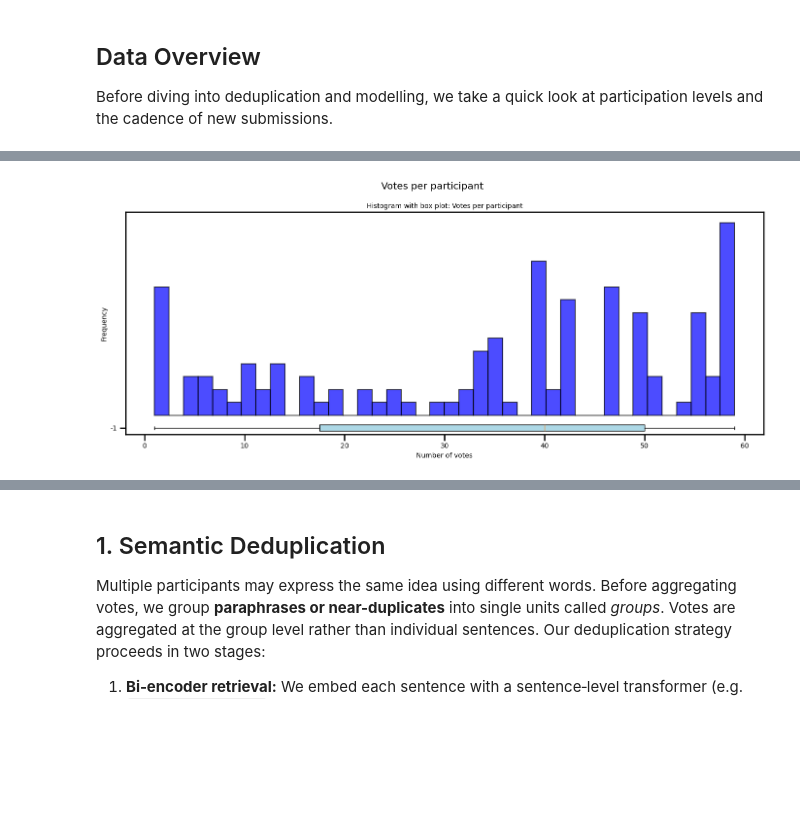
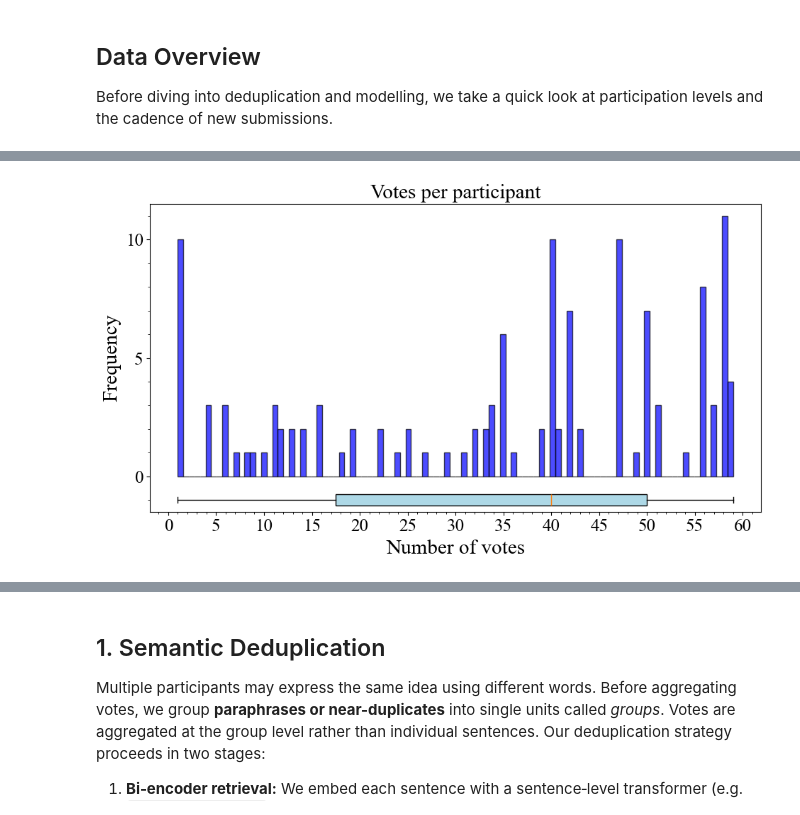
Before and after one commit to yananlong/taking_stock_facct, a Jupyter notebook: sentences_topic_pipeline.ipynb, the cells around one changed output, grey strips where cells are left out. Drawn from its saved outputs; the diff is of its cells as text; code cells hidden in the pictures; blank space fills up the shorter version.

```diff
--- a/sentences_topic_pipeline.ipynb
+++ b/sentences_topic_pipeline.ipynb
@@ -87,6 +110,9 @@ from transformers import (
     FlaxAutoModel,
     FlaxAutoModelForSequenceClassification,
 )
+# %%
+plt.rcParams["font.family"] = "serif"
+plt.rcParams["font.serif"] = ["Times New Roman"]
 # %%
 BASEDIR = "/home/taking_stock_facct"
 comments_raw = pd.read_csv(join(BASEDIR, "comments.csv"))
@@ -324,67 +195,66 @@ from matplotlib.ticker import PercentFormatter
 # %%
 def adjacent_values(vals, q1, q3):
     upper_adjacent_value = q3 + (q3 - q1) * 1.5
     upper_adjacent_value = np.clip(upper_adjacent_value, q3, vals[-1])
 
     lower_adjacent_value = q1 - (q3 - q1) * 1.5
     lower_adjacent_value = np.clip(lower_adjacent_value, vals[0], q1)
     return lower_adjacent_value, upper_adjacent_value
 
 
 with plt.rc_context(
     {
-        "font.size": 12,
-        "axes.titlesize": 10,
-        "axes.labelsize": 10,
-        "xtick.labelsize": 10,
-        "ytick.labelsize": 10,
+        "font.size": 24,
+        "axes.titlesize": 21,
+        "axes.labelsize": 21,
+        "xtick.labelsize": 18,
+        "ytick.labelsize": 18,
     }
 ):
-    fig, ax = plt.subplots(figsize=(14, 6))
+    fig, ax = plt.subplots(figsize=(10, 6))
 
     # Histogram with compact box plot for votes per participant
     votes_per_participant = votes_df.groupby("participant_id")["vote"].count()
-    if not votes_per_participant.empty:
-        n, bins, patches = ax.hist(
-            votes_per_participant.values,
-            density=False,
-            bins=40,
-            alpha=0.7,
-            color="blue",
-            edgecolor="black",
-        )
-        ax.set_ylabel("Frequency")
-        max_height = max(n)
-        ax.boxplot(
-            votes_per_participant.values,
-            vert=False,
-            positions=[-1],
-            widths=0.5,
-            patch_artist=True,
-            boxprops=dict(facecolor="lightblue"),
-        )
-        # ax.set_ylim(-2, max_height + 1)
-        ax.set_title("Histogram with box plot: Votes per participant")
-        ax.set_xlabel("Number of votes")
-        # ax.set_ylabel("Frequency")
-    else:
-        ax.axis("off")
-        ax.text(
-            0.5,
-            0.5,
-            "No participant vote activity available.",
-            ha="center",
-            va="center",
-            fontsize=12,
-        )
 
-    plt.suptitle("Votes per participant")
+    n, bins, patches = ax.hist(
+        votes_per_participant.values,
+        density=False,
+        bins=100,
+        alpha=0.7,
+        color="blue",
+        edgecolor="black",
+    )
+    ax.set_ylabel("Frequency")
+    max_height = max(n)
+    ax.boxplot(
+        votes_per_participant.values,
+        vert=False,
+        positions=[-1],
+        widths=0.5,
+        patch_artist=True,
+        boxprops=dict(facecolor="lightblue"),
+    )
+    ax.set_ylim(-1.5, max_height + 0.5)
+    # Set major and minor ticks for the histogram
+    ax.yaxis.set_major_locator(MultipleLocator(5))  # Major ticks every 5 units
+    ax.yaxis.set_minor_locator(AutoMinorLocator())  # Minor ticks
+    ax.xaxis.set_major_locator(MultipleLocator(5))
+    ax.xaxis.set_minor_locator(MultipleLocator(1))
+
+    # Ensure labels are shown for ticks >= 0
+    ticks = ax.get_yticks()
+    labels = [str(int(t)) if t >= 0 else "" for t in ticks]
+    ax.set_yticklabels(labels)
+    ax.set_xlabel("Number of votes")
+    # ax.spines["top"].set_visible(False)
+
+    plt.title("Votes per participant")
     plt.tight_layout()
     plt.show()
 
     # Save
     bbox = ax.get_tightbbox(fig.canvas.get_renderer())
     extent = bbox.transformed(fig.dpi_scale_trans.inverted())
     fig.savefig(join(BASEDIR, "figs", "votes_per_participant.pdf"), bbox_inches=extent)
 # %% [output]
-[figure, old version]
+[figure, new version]
```
Also changed, not shown: parts of 52 cells of this notebook.
